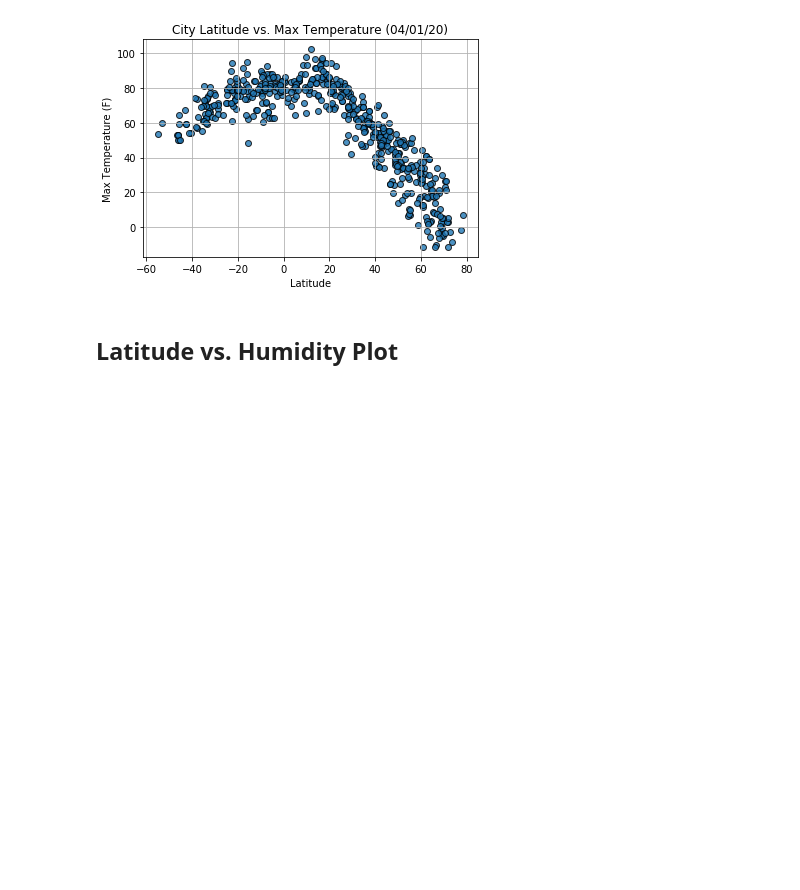
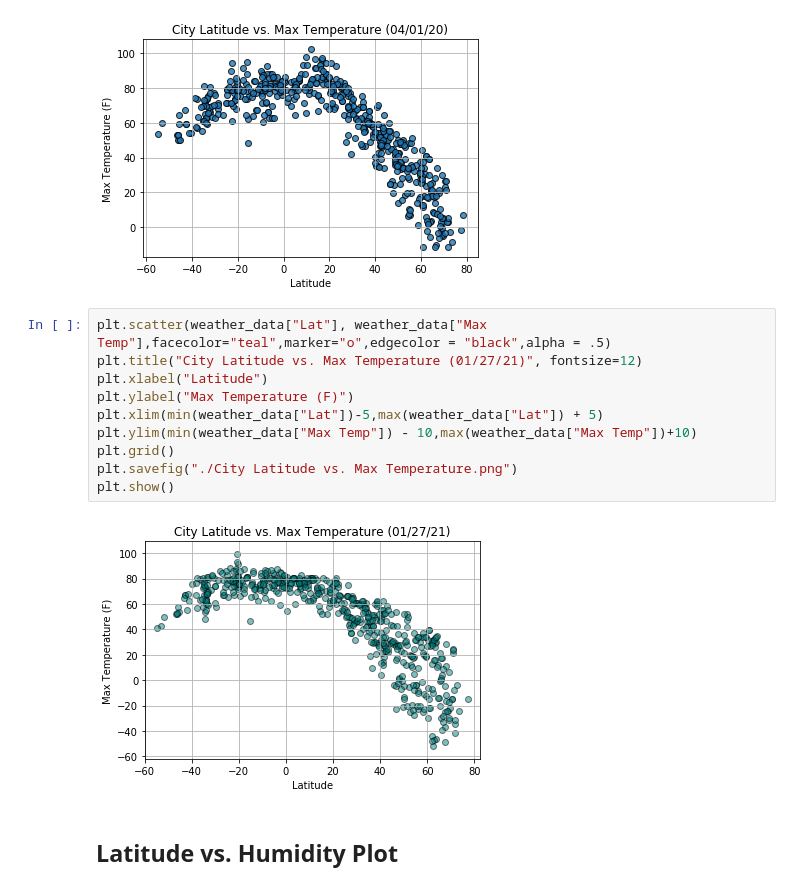
Before and after one commit to priyamittal96/python-api-challenge, a Jupyter notebook: WeatherPy/WeatherPy.ipynb, the cells around one changed output. Cells and saved outputs as stored; diff of their text form; blank space fills up the shorter version.

Commit message:
Latitude v Temperature Plot

```diff
--- a/WeatherPy/WeatherPy.ipynb
+++ b/WeatherPy/WeatherPy.ipynb
@@ -237,6 +244,18 @@ Int64Index([], dtype='int64')
 # %%
 # %% [output]
 [figure]
+# %%
+plt.scatter(weather_data["Lat"], weather_data["Max Temp"],facecolor="teal",marker="o",edgecolor = "black",alpha = .5)
+plt.title("City Latitude vs. Max Temperature (01/27/21)", fontsize=12)
+plt.xlabel("Latitude")
+plt.ylabel("Max Temperature (F)")
+plt.xlim(min(weather_data["Lat"])-5,max(weather_data["Lat"]) + 5)
+plt.ylim(min(weather_data["Max Temp"]) - 10,max(weather_data["Max Temp"])+10)
+plt.grid()
+plt.savefig("./City Latitude vs. Max Temperature.png")
+plt.show()
+# %% [output]
+[figure, added]
 # %% [markdown]
 ## Latitude vs. Humidity Plot
 # %%
```
Also changed, not shown: parts of 3 cells of this notebook, 1 other file.
